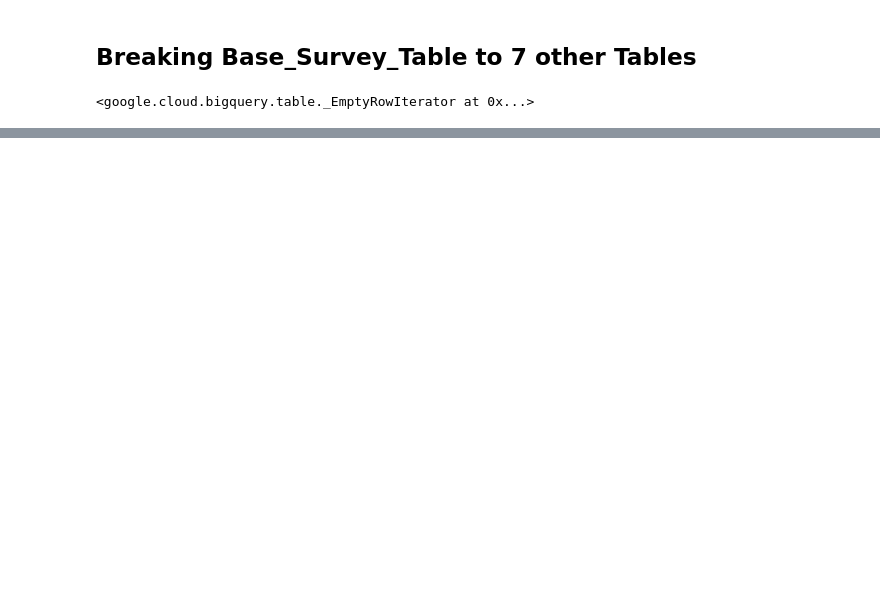
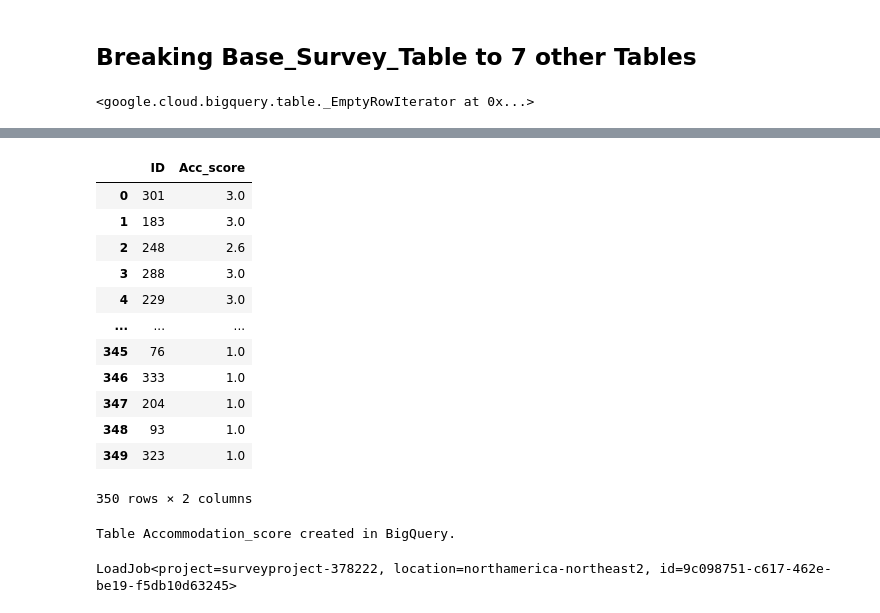
Before and after one commit to JayrajRadadiya/Capstone-Project, a Jupyter notebook: Code/Python Codes/SES_Survey_1_DataPush.ipynb, the cells around one changed output, grey strips where cells are left out. Saved outputs shown, nothing was run; the diff lists cells and outputs as text; code cells hidden in the pictures; blank space fills up the shorter version.

```diff
--- a/Code/Python Codes/SES_Survey_1_DataPush.ipynb
+++ b/Code/Python Codes/SES_Survey_1_DataPush.ipynb
@@ -483,2 +609,2 @@ LoadJob<project=surveyproject-378222, location=northamerica-northeast2, id=a85cc
 # %%
-AcaDemo= pandas_gbq.read_gbq(f'SELECT * FROM `surveyproject-378222.Capstone_Project.AcaDemo`',project_id='surveyproject-378222', dialect='standard')
+Accommodation_feedback=pandas_gbq.read_gbq(f'SELECT * FROM `surveyproject-378222.Capstone_Project.Accommodation_feedback`',project_id='surveyproject-378222', dialect='standard')
@@ -500,0 +611,63 @@ AcaDemo
+# %%
+acf = Accommodation_feedback.copy()
+label_map = {'\xa0Dissatisfied': 2, 'Neutral': 3, 'Highly Dissatisfied': 1, 'Satisfied': 4, 'Highly Satisfied': 5}
+cols_to_map = ['Accm_finding_score', 'Accm_Quality_Score', 'Accm_affordibility_score','Commute_score','Needs_Availibility_Score']
+acf[cols_to_map] = acf[cols_to_map].applymap(label_map.get)
+weights = {'A': 0.20, 'B': 0.20, 'C': 0.20, 'D': 0.20, 'E': 0.20}
+acf['Acc_score'] = ((acf['Accm_finding_score']*weights['A']) + (acf['Accm_Quality_Score']*weights['B']) + (acf['Accm_affordibility_score']*weights['C'])+ (acf['Commute_score']*weights['D']) + (acf['Needs_Availibility_Score']*weights['E']))
+acf =acf[['ID','Acc_score']]
+Accommodation_score = acf
+Accommodation_score
+# %% [output]
+|  | ID | Acc_score |
+| 0 | 301 | 3.0 |
+| 1 | 183 | 3.0 |
+| 2 | 248 | 2.6 |
+| 3 | 288 | 3.0 |
+| 4 | 229 | 3.0 |
+| ... | ... | ... |
+| 345 | 76 | 1.0 |
+| 346 | 333 | 1.0 |
+| 347 | 204 | 1.0 |
+| 348 | 93 | 1.0 |
+| 349 | 323 | 1.0 |
+350 rows × 2 columns
+# %%
+#Connecting Big-Query Project
+client = bigquery.Client(project='surveyproject-378222')
+sc = """
+DROP TABLE IF EXISTS `surveyproject-378222.Capstone_Project.Accommodation_score`;
+"""
+query_job = client.query(sc)
+query_job.result()
+table_id = 'surveyproject-378222.Capstone_Project.Accommodation_score'
+
+# Defining the schema for the new table
+schema = [
+    bigquery.SchemaField('ID', 'INTEGER', mode='REQUIRED'),
+    bigquery.SchemaField('Acc_score', 'FLOAT'),
+  ]
+
+try:
+    # Try to get the existing table
+    table = client.get_table(table_id)
+    print(f'Table {table.table_id} already exists in BigQuery.')
+except google.api_core.exceptions.NotFound:
+    # If the table does not exist, create it
+    table = bigquery.Table(table_id, schema=schema)
+    table = client.create_table(table)
+    print(f'Table {table.table_id} created in BigQuery.')
+
+
+project_id = 'surveyproject-378222'
+
+#Inserting Data into to Big-Query Base Table
+client = bigquery.Client(project=project_id)
+job_config = bigquery.LoadJobConfig()
+job_config.source_format = bigquery.SourceFormat.CSV
+job_config.write_disposition = bigquery.WriteDisposition.WRITE_TRUNCATE
+job = client.load_table_from_dataframe(Accommodation_score, table_id, job_config=job_config)
+job.result()
+# %% [output]
+Table Accommodation_score created in BigQuery.
+LoadJob<project=surveyproject-378222, location=northamerica-northeast2, id=9c098751-c617-462e-be19-f5db10d63245>
```
Also changed, not shown: parts of 19 cells of this notebook.
